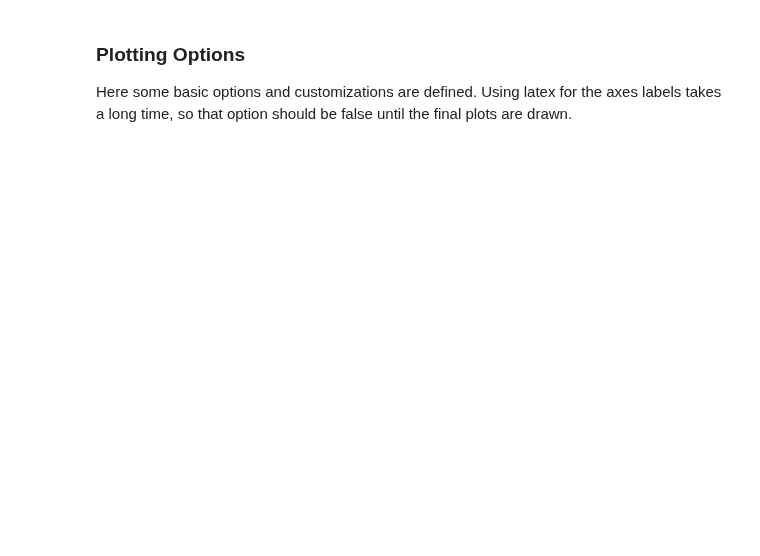
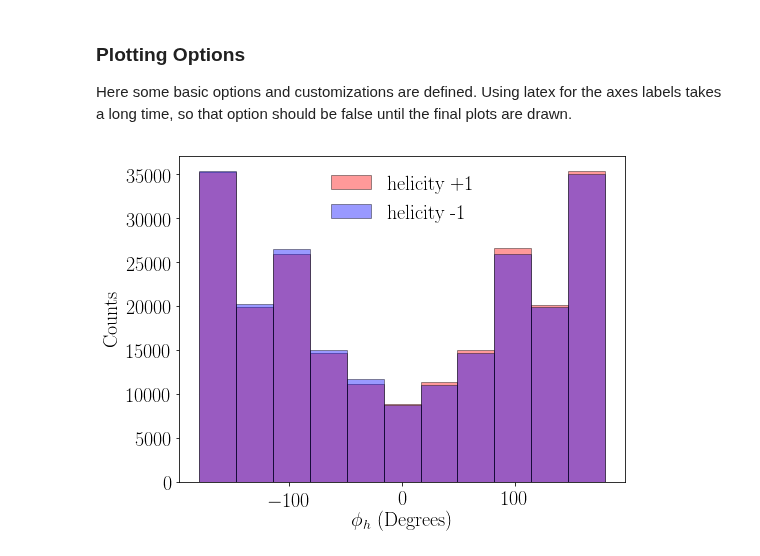
Before and after one commit to dmriser/python-analysis, a Jupyter notebook: kaon-bsa/notebooks/1.0-plot-kinematics.ipynb, the cells around one changed output. Drawn from its saved outputs; the diff is of its cells as text; code cells hidden in the pictures; blank space fills up the shorter version.

```diff
--- a/kaon-bsa/notebooks/1.0-plot-kinematics.ipynb
+++ b/kaon-bsa/notebooks/1.0-plot-kinematics.ipynb
@@ -51,18 +69,20 @@ filled_histo = {
 # %%
 pos = np.where((nom_data['helicity'].values > 0) & (nom_data['x'].values > 0.12) & (nom_data['x'].values < 0.20))
 neg = np.where((nom_data['helicity'].values < 0) & (nom_data['x'].values > 0.12) & (nom_data['x'].values < 0.20))
 
 phi_bins = np.linspace(-180, 180, 12)
 
 fig = plt.figure(figsize=(8, 6))
 ax = fig.add_subplot(1,1,1)
 ax.hist(nom_data.iloc[pos]['phi_h'], color='red', bins=phi_bins, label='helicity +1', **filled_histo);
 ax.hist(nom_data.iloc[neg]['phi_h'], color='blue', bins=phi_bins, label='helicity -1', **filled_histo);
 ax.legend(frameon=False, loc='best')
 ax.set_xlabel('$\phi_h$ (Degrees)')
 ax.set_ylabel('Counts')
-ax.text(-45, 87500, '$x \in [0.12, 0.2]$')
+#ax.text(-45, 87500, '$x \in [0.12, 0.2]$')
 fig.savefig('../image/xcounts.pdf', bbox_inches='tight')
+# %% [output]
+[figure, added]
 # %%
 axis = 'z'
 n_bins = len(bins[axis])
```
Also changed, not shown: parts of 14 cells of this notebook.
